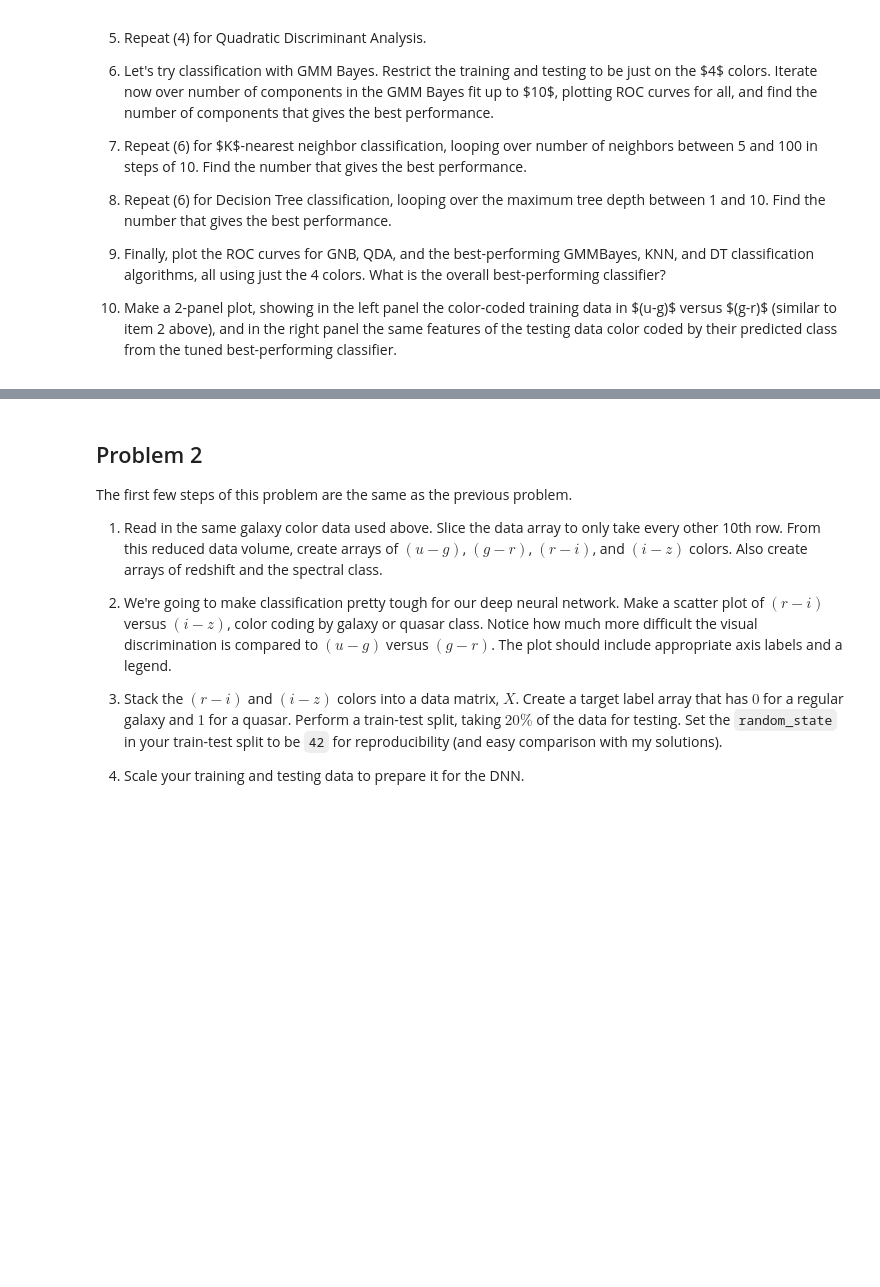
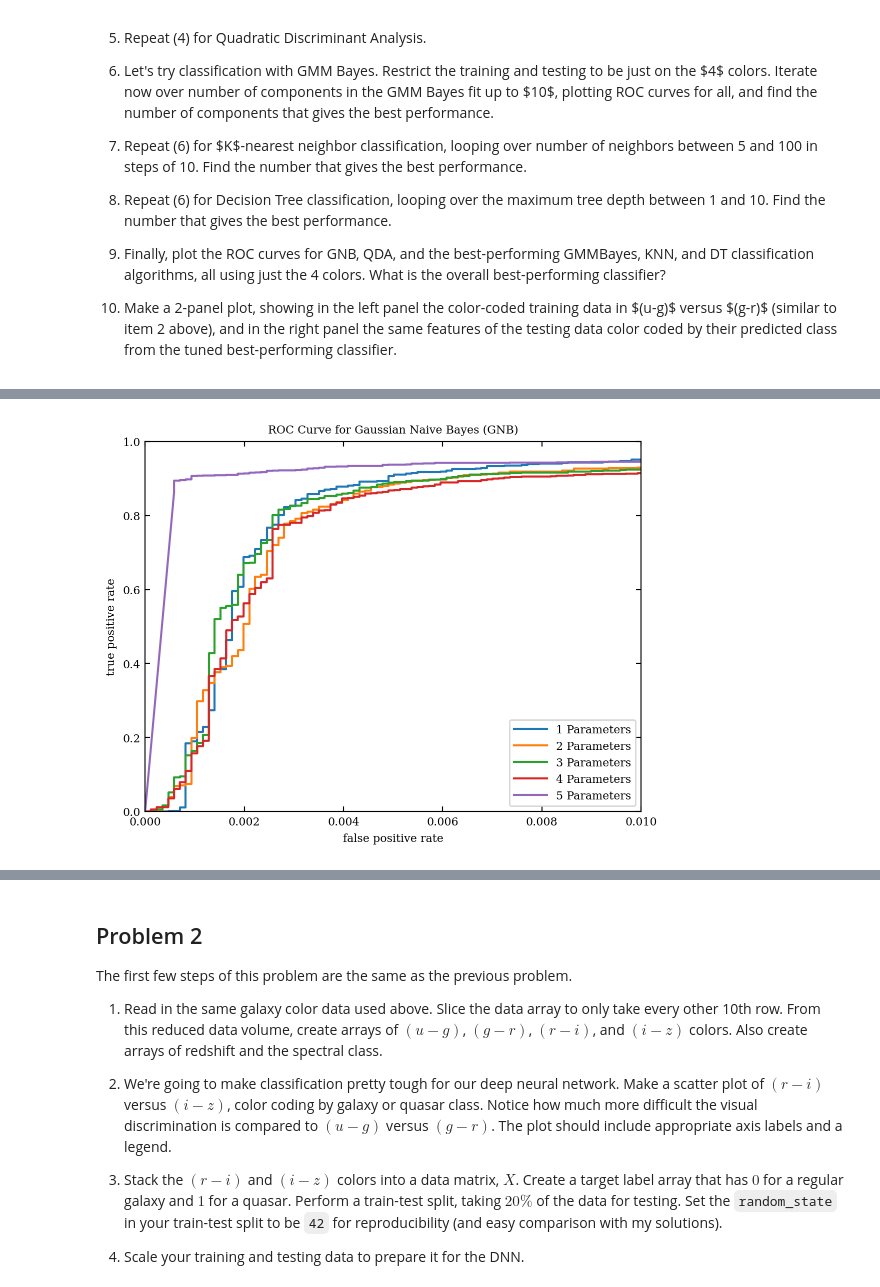
Before and after one commit to VanderbiltAstronomy/astr_8070_s25, a Jupyter notebook: coursework/student_folders/ayanah_cason/homeworks/vu_astr8070_s25_hw8_AyanahCason.ipynb, the cells around one changed output, grey strips where cells are left out. Cells and saved outputs as stored; diff of their text form; code cells hidden in the pictures; blank space fills up the shorter version.

```diff
--- a/coursework/student_folders/ayanah_cason/homeworks/vu_astr8070_s25_hw8_AyanahCason.ipynb
+++ b/coursework/student_folders/ayanah_cason/homeworks/vu_astr8070_s25_hw8_AyanahCason.ipynb
@@ -78,0 +111,21 @@ redshift_err=data['redshift_err']
+# %%
+from sklearn.model_selection import train_test_split
+
+# Feature matrix: stack all colors and redshift
+# Colors: u-g, g-r, r-i, i-z
+features = np.column_stack([
+    u - g,
+    g - r,
+    r - i,
+    i - z,
+    redshift
+])
+X=features
+print(X)
+# Target labels: 0 for galaxy, 1 for quasar
+labels = np.where(specNames == 'QSO', 1, 0)
+
+# Train-test split: 80% train, 20% test
+X_train, X_test, y_train, y_test = train_test_split(
+    features, labels, test_size=0.2, random_state=42, stratify=labels
+)
@@ -78,0 +142,26 @@ redshift_err=data['redshift_err']
+# %%
+from astroML.plotting import setup_text_plots
+from sklearn.naive_bayes import GaussianNB
+from sklearn.metrics import roc_curve
+import matplotlib.pyplot as plt
+import numpy as np
+
+for i in range(len(X[0, :])): #Loop through columns of X
+    gnb = GaussianNB()#Gaussian Naive Bayes classification algorithm to successively more features of the data.
+    gnb.fit(X_train[:, :i+1],y_train) #Takes up to the (i+1)th coulmn
+    y_pred = gnb.predict_proba(X_test[:,:i+1])[:,1] #Probability of QSO
+    fpr, tpr, thresh = roc_curve(y_test, y_pred)#compute and plot an ROC curve
+    # add (0, 0) as first point
+    fpr = np.concatenate([[0], fpr])
+    tpr = np.concatenate([[0], tpr])
+
+    plt.plot(fpr, tpr, label=f"{i+1} Parameters")#plot
+
+plt.xlabel("false positive rate")
+plt.ylabel("true positive rate")
+plt.title("ROC Curve for Gaussian Naive Bayes (GNB)")
+plt.xlim(0,0.01)# Use xlim between 0 and 0.01.
+plt.legend()
+plt.show()
+# %% [output]
+[figure, added]
```
Also changed, not shown: parts of 24 cells of this notebook.
